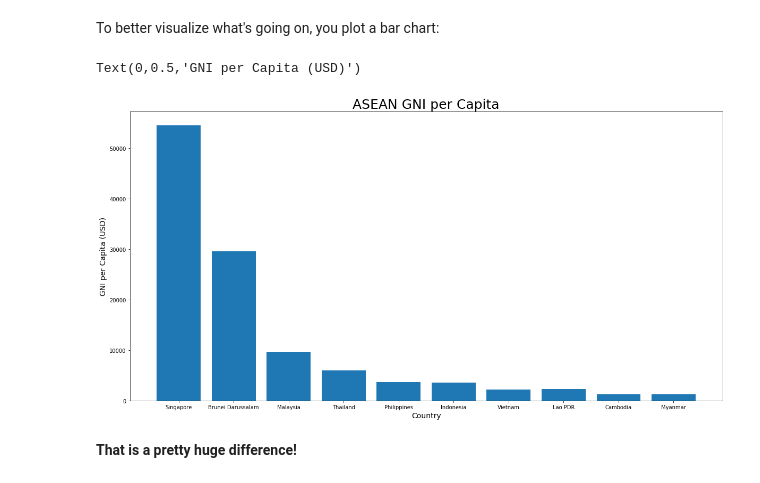
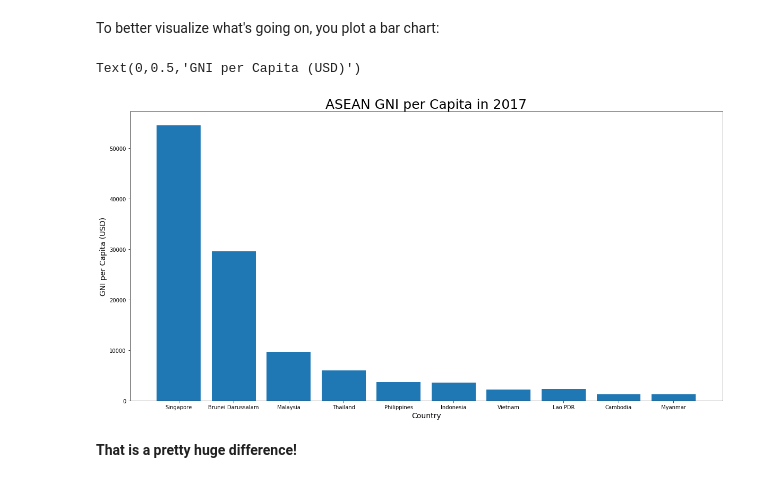
Before and after one commit to andriyantohalim/AppliedDataScienceMichigan, a Jupyter notebook: Assg4.ipynb, the cells around one changed output. Drawn from its saved outputs; the diff is of its cells as text; code cells hidden in the pictures.

```diff
--- a/Assg4.ipynb
+++ b/Assg4.ipynb
@@ -292,13 +292,13 @@ To better visualize what's going on, you plot a bar chart:
 # %%
 plt.figure(figsize=(20,10))
 
-plt.title("ASEAN GNI per Capita", {'fontsize' : 25})
+plt.title("ASEAN GNI per Capita in 2017", {'fontsize' : 25})
 plt.bar(df_GNIperCap_ASEAN.index, df_GNIperCap_ASEAN.loc[:, "2017"])
 plt.xlabel("Country", fontsize=14)
 plt.ylabel("GNI per Capita (USD)", fontsize=14)
 # %% [output]
 Text(0,0.5,'GNI per Capita (USD)')
-[figure, old version]
+[figure, new version]
 # %% [markdown]
 **That is a pretty huge difference!**
 # %% [markdown]
```
Also changed, not shown: parts of 1 cell of this notebook.
